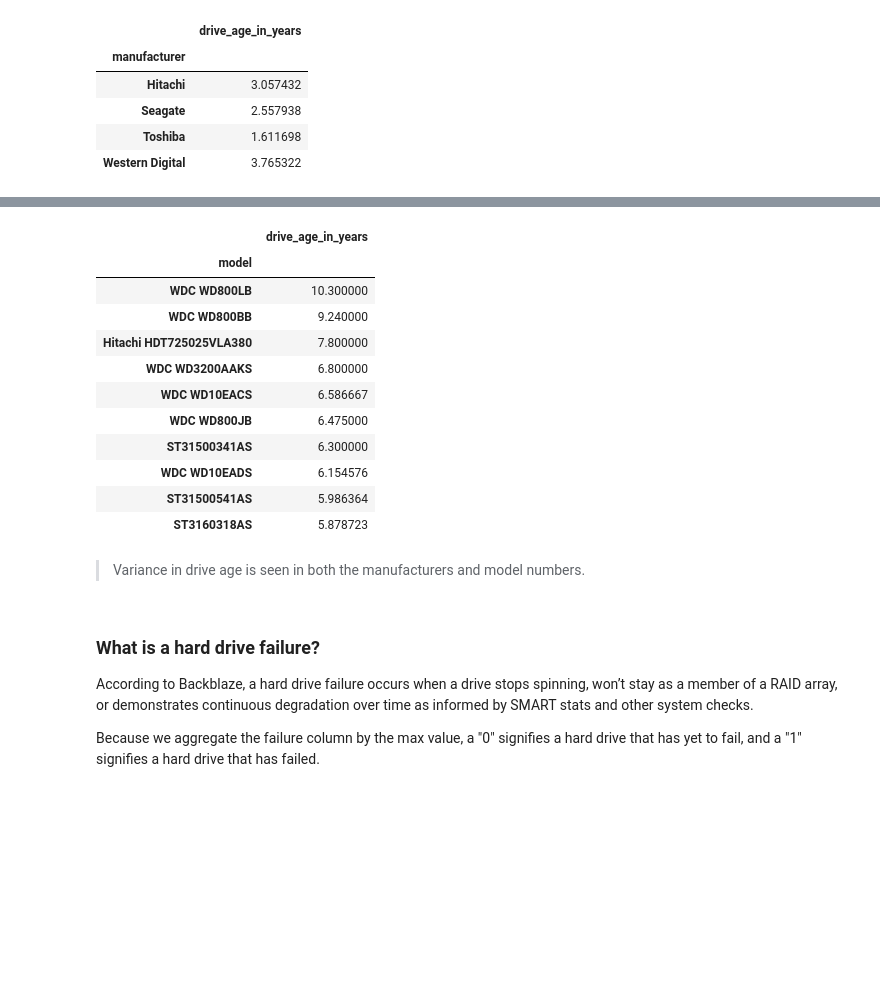
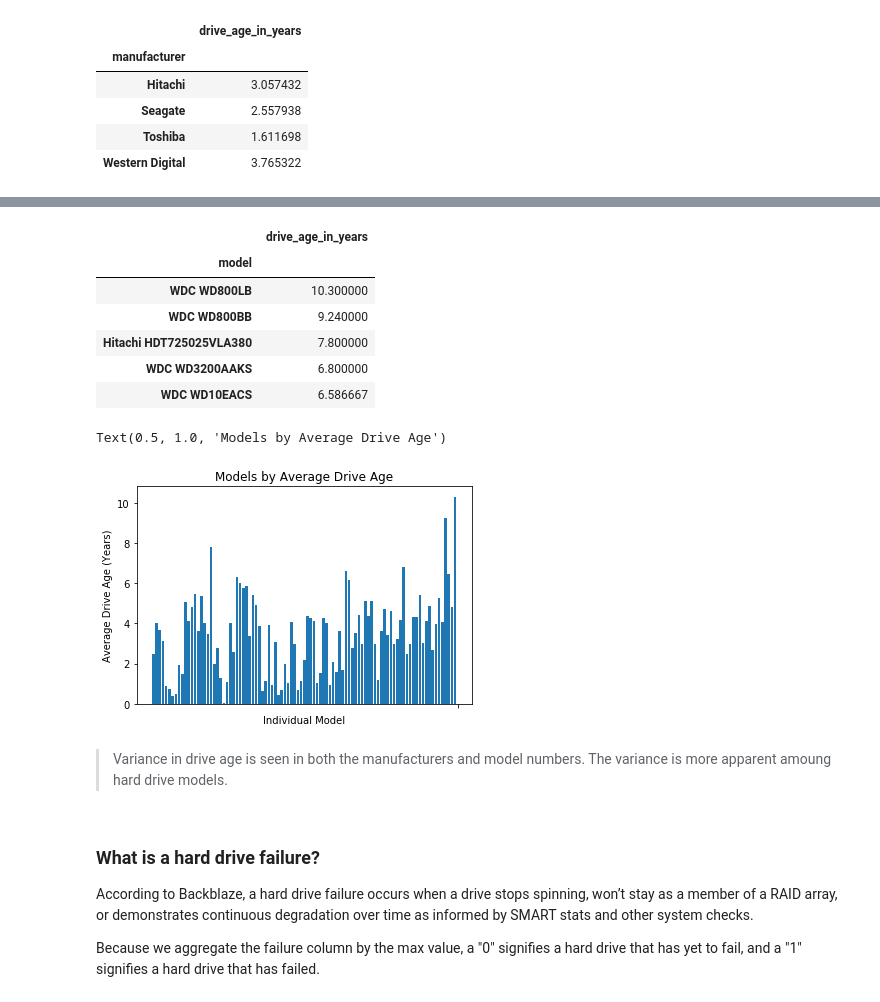
Before and after one commit to just-keep-spinning/hard-drive-project, a Jupyter notebook: hard_drive_pipeline.ipynb, the cells around one changed output, grey strips where cells are left out. Drawn from its saved outputs; the diff is of its cells as text; code cells hidden in the pictures; blank space fills up the shorter version.

Commit message:
fixed broken graph

```diff
--- a/hard_drive_pipeline.ipynb
+++ b/hard_drive_pipeline.ipynb
@@ -385,29 +380,28 @@ plt.show()
 # %%
 # Drive age aggregated by model number and sorted. Top 10 models returned
-df[['model', 'drive_age_in_years']].groupby('model',sort=True).mean().sort_values('drive_age_in_years', ascending = False).head(10)
+model_avg_age = df[['model', 'drive_age_in_years']].groupby('model',sort=True).mean().sort_values('drive_age_in_years', ascending = False)
+model_avg_age.head()
 # %% [output]
 |  | drive_age_in_years |
 | model |  |
 | WDC WD800LB | 10.300000 |
 | WDC WD800BB | 9.240000 |
 | Hitachi HDT725025VLA380 | 7.800000 |
 | WDC WD3200AAKS | 6.800000 |
 | WDC WD10EACS | 6.586667 |
-| WDC WD800JB | 6.475000 |
-| ST31500341AS | 6.300000 |
-| WDC WD10EADS | 6.154576 |
-| ST31500541AS | 5.986364 |
-| ST3160318AS | 5.878723 |
 # %%
 # Plot of Models by Average Drive Age
-# mod = model_avg_age.groupby('model').mean()
-# ax2 = plt.bar(x= mod.index ,height=mod.drive_age_in_years)
-# plt.xticks('')
-# plt.xlabel('Individual Model')
-# plt.ylabel('Average Drive Age (Years)')
-# plt.title('Models by Average Drive Age')
+mod = model_avg_age.groupby('model').mean()
+ax2 = plt.bar(x= mod.index ,height=mod.drive_age_in_years)
+plt.xticks('')
+plt.xlabel('Individual Model')
+plt.ylabel('Average Drive Age (Years)')
+plt.title('Models by Average Drive Age')
+# %% [output]
+Text(0.5, 1.0, 'Models by Average Drive Age')
+[figure, added]
 # %% [markdown]
-> Variance in drive age is seen in both the manufacturers and model numbers.
+> Variance in drive age is seen in both the manufacturers and model numbers. The variance is more apparent amoung hard drive models.
 # %% [markdown]
 ### What is a hard drive failure?
 
```
Also changed, not shown: parts of 12 cells of this notebook.
